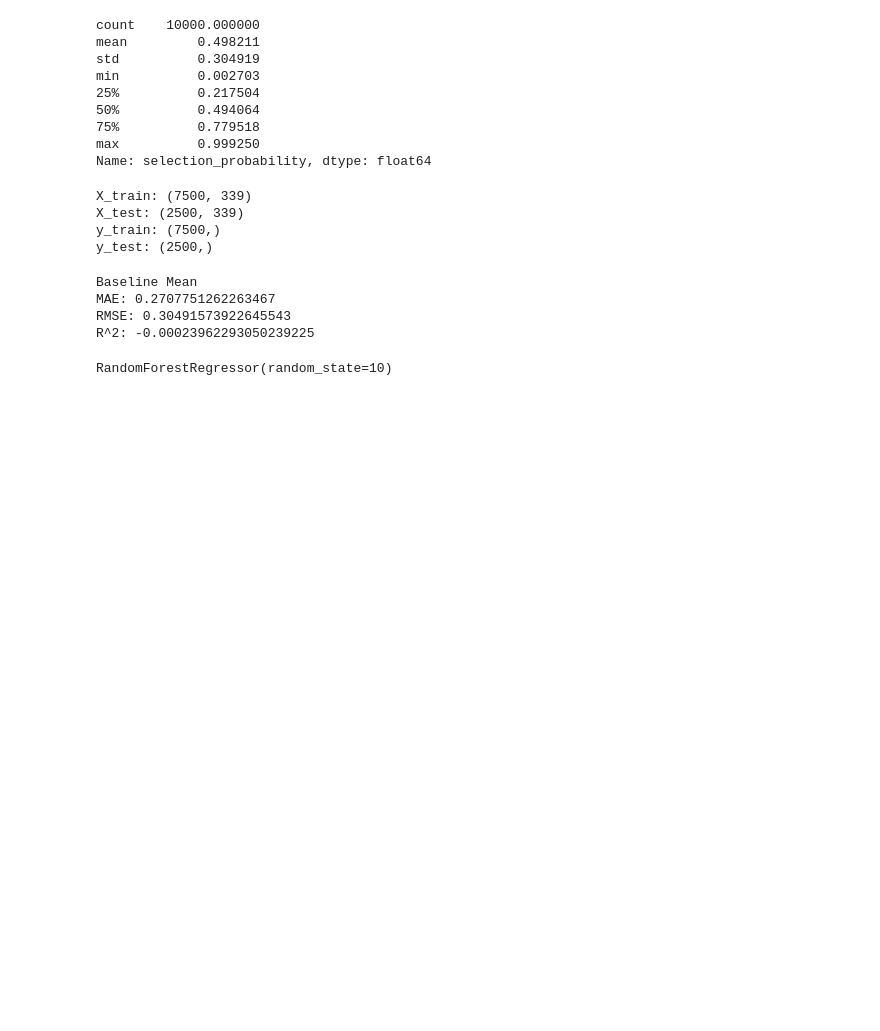
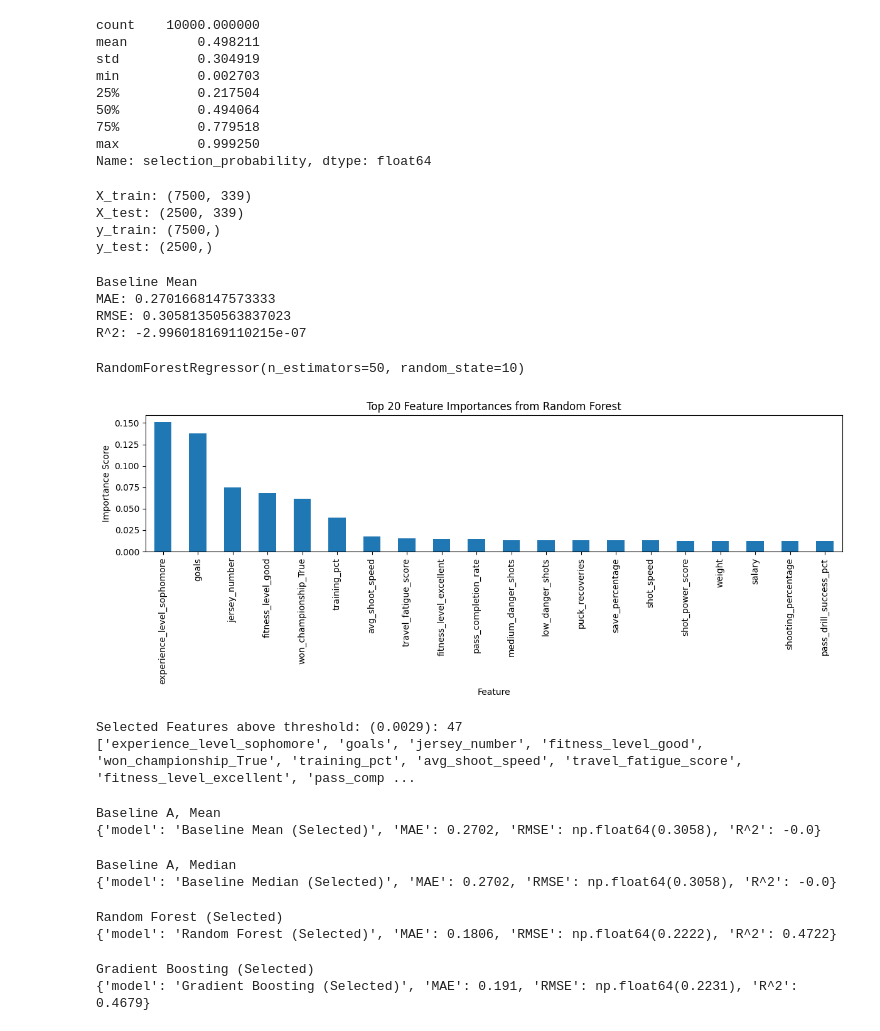
Before and after one commit to Dawood149/Knowledge-Discovery-and-Data-Mining-Project, a Jupyter notebook: Phase 1 + 2.ipynb, the cells around one changed output. Saved outputs shown, nothing was run; the diff lists cells and outputs as text; code cells hidden in the pictures; blank space fills up the shorter version.

```diff
--- a/Phase 1 + 2.ipynb
+++ b/Phase 1 + 2.ipynb
@@ -488,7 +491,7 @@ min          0.002703
 max          0.999250
 Name: selection_probability, dtype: float64
 # %%
-X_train, X_test, y_train, y_test = train_test_split(X, y)
+X_train, X_test, y_train, y_test = train_test_split(X, y, test_size=0.2, random_state=10)
 # %%
 print("X_train:", X_train.shape)
 print("X_test:", X_test.shape)
@@ -514,12 +517,39 @@ print("RMSE:", rmse)
 print("R^2:", r2)
 # %% [output]
 Baseline Mean
-MAE: 0.2707751262263467
-RMSE: 0.30491573922645543
-R^2: -0.00023962293050239225
+MAE: 0.2701668147573333
+RMSE: 0.30581350563837023
+R^2: -2.996018169110215e-07
 # %%
 random_forest = RandomForestRegressor(n_estimators=50, random_state=10)
 # %%
 random_forest.fit(X_train, y_train)
 # %% [output]
-RandomForestRegressor(random_state=10)
+RandomForestRegressor(n_estimators=50, random_state=10)
+# %%
+_rf_selector = RandomForestRegressor(n_estimators=50, random_state=10)
+_rf_selector.fit(X_train, y_train)
+importances = pd.Series(_rf_selector.feature_importances_, index=X_train.columns)
+importances = importances.sort_values(ascending=False)
+
+plt.figure(figsize=(12, 5))
+importances.head(20).plot(kind="bar")
+plt.title("Top 20 Feature Importances from Random Forest")
+plt.ylabel("Importance Score")
+plt.xlabel("Feature")
+plt.tight_layout()
+plt.show()
+# %% [output]
+[figure, added]
+# %%
+threshold = importances.mean()
+selected_features = importances[importances >= threshold].index.to_list()
+
+print(f"Selected Features above threshold: ({threshold:.4f}): {len(selected_features)}")
+print(selected_features)
+
+X_train_selected = X_train[selected_features]
+X_test_selected = X_test[selected_features]
+# %% [output]
+Selected Features above threshold: (0.0029): 47
+['experience_level_sophomore', 'goals', 'jersey_number', 'fitness_level_good', 'won_championship_True', 'training_pct', 'avg_shoot_speed', 'travel_fatigue_score', 'fitness_level_excellent', 'pass_comp ...
@@ -525,0 +565,39 @@ RandomForestRegressor(random_state=10)
+# %%
+baseline_mean_selected = DummyRegressor(strategy="mean")
+baseline_mean_selected.fit(X_train_selected, y_train)
+results.append(evaluate("Baseline Mean (Selected)", y_test, baseline_mean_selected.predict(X_test_selected)))
+
+print("Baseline A, Mean")
+print(results[-1])
+# %% [output]
+Baseline A, Mean
+{'model': 'Baseline Mean (Selected)', 'MAE': 0.2702, 'RMSE': np.float64(0.3058), 'R^2': -0.0}
+# %%
+baseline_median = DummyRegressor(strategy="median")
+baseline_median.fit(X_train_selected, y_train)
+results.append(evaluate("Baseline Median (Selected)", y_test, baseline_median.predict(X_test_selected)))
+
+print("Baseline B, Median")
+print(results[-1])
+# %% [output]
+Baseline A, Median
+{'model': 'Baseline Median (Selected)', 'MAE': 0.2702, 'RMSE': np.float64(0.3058), 'R^2': -0.0}
+# %%
+random_forest.fit(X_train_selected, y_train)
+rf_preds = random_forest.predict(X_test_selected)
+results.append(evaluate("Random Forest (Selected)", y_test, rf_preds))
+print("Random Forest (Selected)")
+print(results[-1])
+# %% [output]
+Random Forest (Selected)
+{'model': 'Random Forest (Selected)', 'MAE': 0.1806, 'RMSE': np.float64(0.2222), 'R^2': 0.4722}
+# %%
+grad_boost = GradientBoostingRegressor(n_estimators=50, learning_rate=0.05, max_depth=4, random_state=10)
+grad_boost.fit(X_train_selected, y_train)
+gb_preds = grad_boost.predict(X_test_selected)
+results.append(evaluate("Gradient Boosting (Selected)", y_test, gb_preds))
+print("Gradient Boosting (Selected)")
+print(results[-1])
+# %% [output]
+Gradient Boosting (Selected)
+{'model': 'Gradient Boosting (Selected)', 'MAE': 0.191, 'RMSE': np.float64(0.2231), 'R^2': 0.4679}
```
Also changed, not shown: parts of 7 cells of this notebook.
